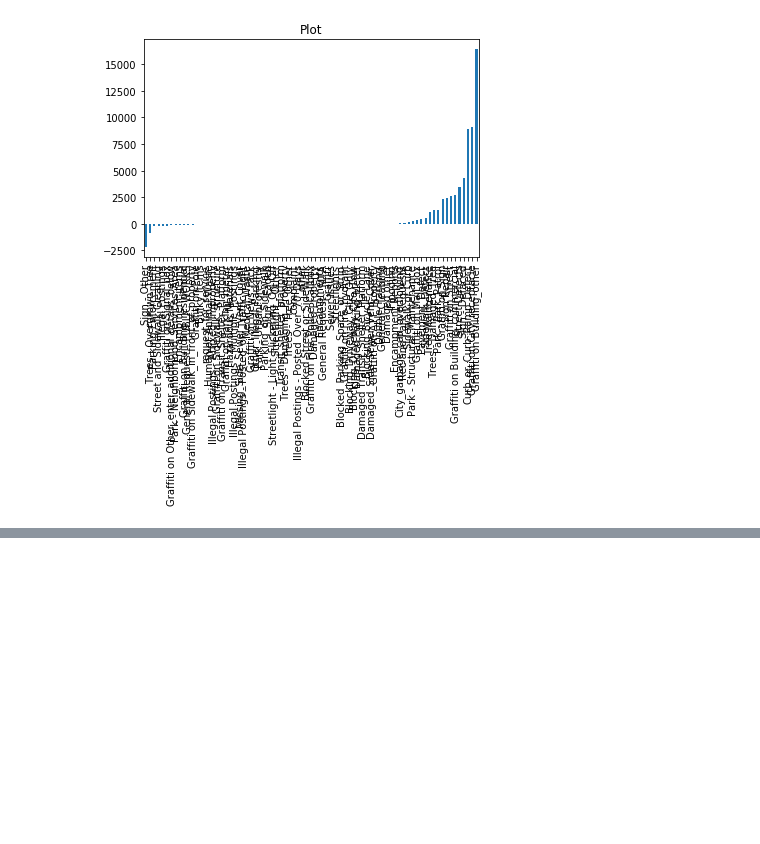
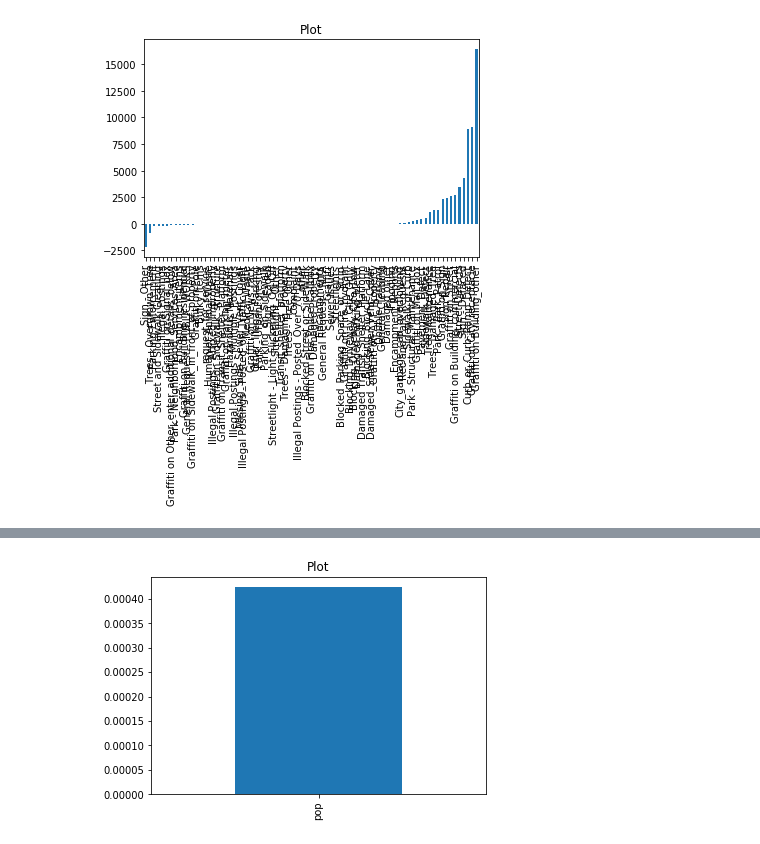
Before and after one commit to shleung101/sta141c_311_cases, a Jupyter notebook: SruthiDraft1 .ipynb, the cells around one changed output, grey strips where cells are left out. Cells and saved outputs as stored; diff of their text form; code cells hidden in the pictures; blank space fills up the shorter version.

```diff
--- a/SruthiDraft1 .ipynb
+++ b/SruthiDraft1 .ipynb
@@ -146,0 +329,7 @@ plot = coef.plot(kind='bar', title = 'Plot')
+# %%
+#Plot of variables vs coefficients
+predictors = X_train.columns
+coef = Series(modelLasso.coef_,predictors).sort_values()
+plot = coef.plot(kind='bar', title = 'Plot')
+# %% [output]
+[figure, added]
```
Also changed, not shown: parts of 13 cells of this notebook.
